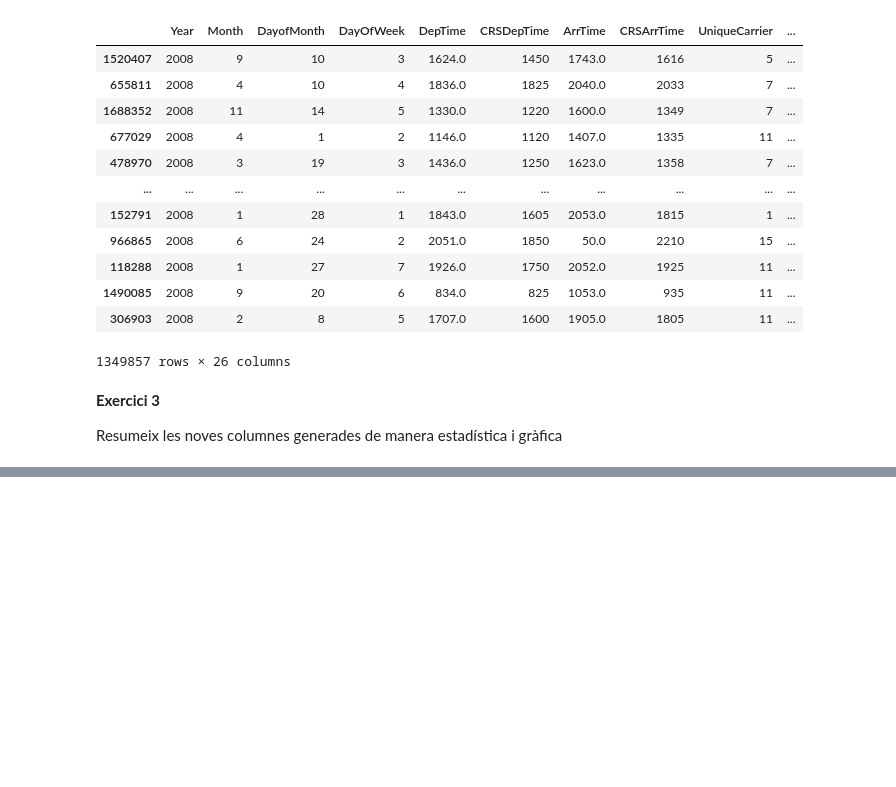
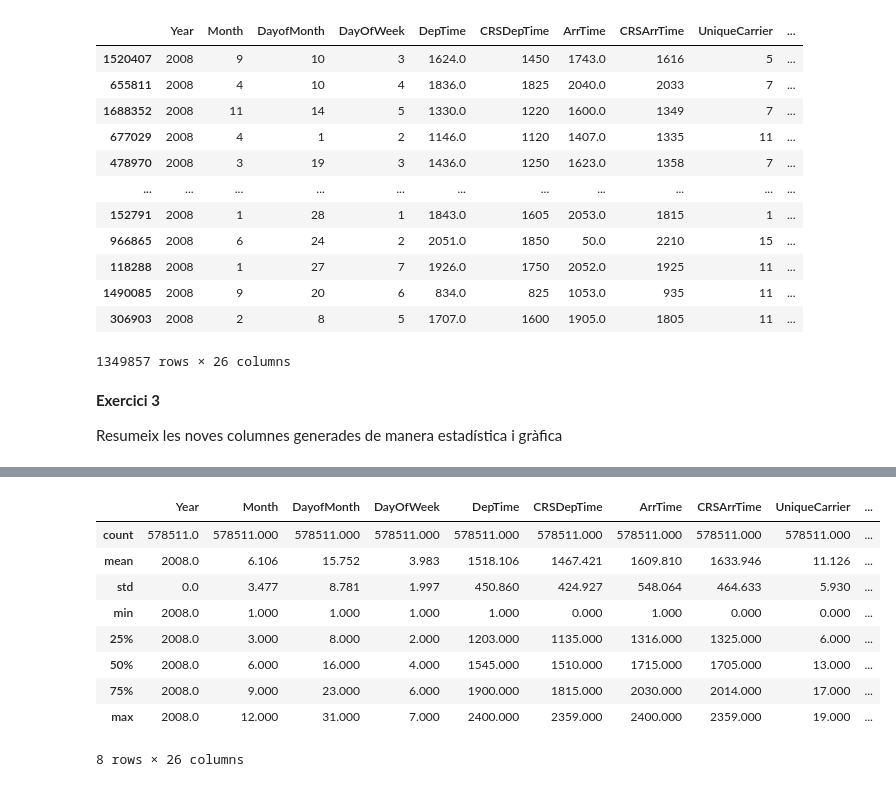
Before and after one commit to Burunduk13/ITAcademy, a Jupyter notebook: Sprint 11/S11 T01 Practicant amb training i test sets.ipynb, the cells around one changed output, grey strips where cells are left out. Cells and saved outputs as stored; diff of their text form; code cells hidden in the pictures; blank space fills up the shorter version.

```diff
--- a/Sprint 11/S11 T01 Practicant amb training i test sets.ipynb
+++ b/Sprint 11/S11 T01 Practicant amb training i test sets.ipynb
@@ -227,0 +260,13 @@ Resumeix les noves columnes generades de manera estadística i gràfica
+# %%
+Xtest.describe().round(3)
+# %% [output]
+|  | Year | Month | DayofMonth | DayOfWeek | DepTime | CRSDepTime | ArrTime | CRSArrTime | UniqueCarrier | ... |
+| count | 578511.0 | 578511.000 | 578511.000 | 578511.000 | 578511.000 | 578511.000 | 578511.000 | 578511.000 | 578511.000 | ... |
+| mean | 2008.0 | 6.106 | 15.752 | 3.983 | 1518.106 | 1467.421 | 1609.810 | 1633.946 | 11.126 | ... |
+| std | 0.0 | 3.477 | 8.781 | 1.997 | 450.860 | 424.927 | 548.064 | 464.633 | 5.930 | ... |
+| min | 2008.0 | 1.000 | 1.000 | 1.000 | 1.000 | 0.000 | 1.000 | 0.000 | 0.000 | ... |
+| 25% | 2008.0 | 3.000 | 8.000 | 2.000 | 1203.000 | 1135.000 | 1316.000 | 1325.000 | 6.000 | ... |
+| 50% | 2008.0 | 6.000 | 16.000 | 4.000 | 1545.000 | 1510.000 | 1715.000 | 1705.000 | 13.000 | ... |
+| 75% | 2008.0 | 9.000 | 23.000 | 6.000 | 1900.000 | 1815.000 | 2030.000 | 2014.000 | 17.000 | ... |
+| max | 2008.0 | 12.000 | 31.000 | 7.000 | 2400.000 | 2359.000 | 2400.000 | 2359.000 | 19.000 | ... |
+8 rows × 26 columns
```
Also changed, not shown: parts of 3 cells of this notebook, 1 other file.
